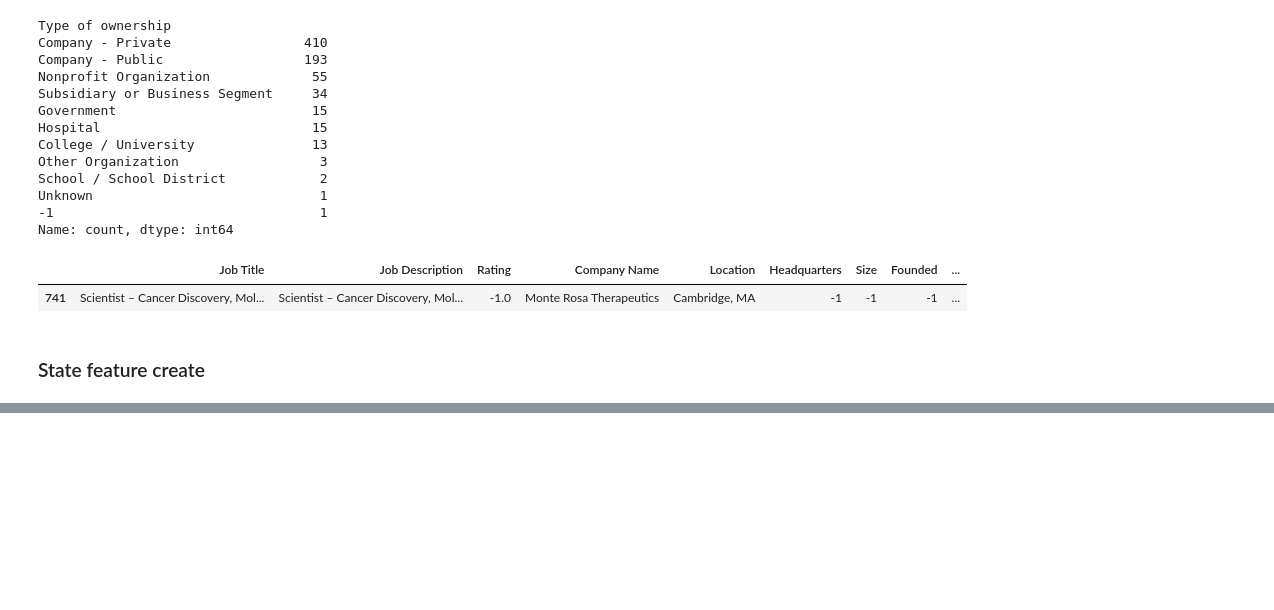
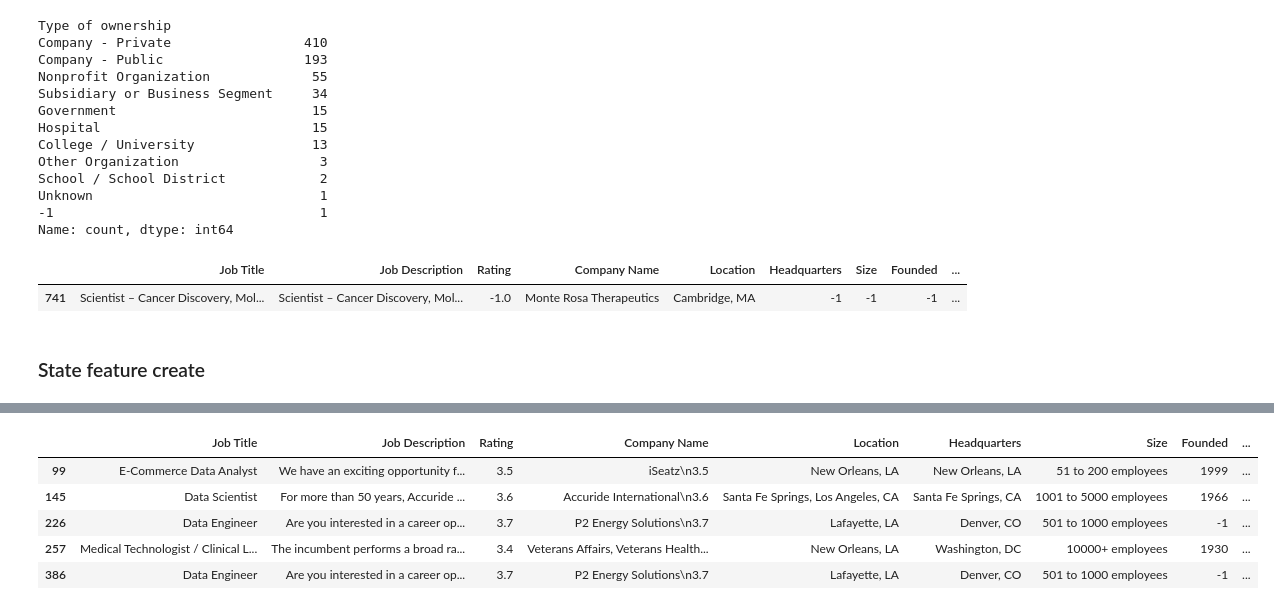
Before and after one commit to VighneshSankpal/ds_salary_proj, a Jupyter notebook: data_cleaning.ipynb, the cells around one changed output, grey strips where cells are left out. Drawn from its saved outputs; the diff is of its cells as text; code cells hidden in the pictures; blank space fills up the shorter version.

```diff
--- a/data_cleaning.ipynb
+++ b/data_cleaning.ipynb
@@ -212,3 +203,5 @@ df[df['Type of ownership'] =='-1']
 | 741 | Scientist – Cancer Discovery, Mol... | Scientist – Cancer Discovery, Mol... | -1.0 | Monte Rosa Therapeutics | Cambridge, MA | -1 | -1 | -1 | ... |
 # %% [markdown]
 ### State feature create
+# %%
+df['Job_state'] = df['Location'].str.split(',').str[1].str.strip().str.upper()
@@ -214,0 +217,11 @@ df[df['Type of ownership'] =='-1']
+# %%
+df['Job_state'] = df['Job_state'].apply(lambda x : 'LA' if x == 'LOS ANGELES' else x)
+# %%
+df[df['Job_state']=='LA']
+# %% [output]
+|  | Job Title | Job Description | Rating | Company Name | Location | Headquarters | Size | Founded | ... |
+| 99 | E-Commerce Data Analyst | We have an exciting opportunity f... | 3.5 | iSeatz\n3.5 | New Orleans, LA | New Orleans, LA | 51 to 200 employees | 1999 | ... |
+| 145 | Data Scientist | For more than 50 years, Accuride ... | 3.6 | Accuride International\n3.6 | Santa Fe Springs, Los Angeles, CA | Santa Fe Springs, CA | 1001 to 5000 employees | 1966 | ... |
+| 226 | Data Engineer | Are you interested in a career op... | 3.7 | P2 Energy Solutions\n3.7 | Lafayette, LA | Denver, CO | 501 to 1000 employees | -1 | ... |
+| 257 | Medical Technologist / Clinical L... | The incumbent performs a broad ra... | 3.4 | Veterans Affairs, Veterans Health... | New Orleans, LA | Washington, DC | 10000+ employees | 1930 | ... |
+| 386 | Data Engineer | Are you interested in a career op... | 3.7 | P2 Energy Solutions\n3.7 | Lafayette, LA | Denver, CO | 501 to 1000 employees | -1 | ... |
```
Also changed, not shown: parts of 13 cells of this notebook.
